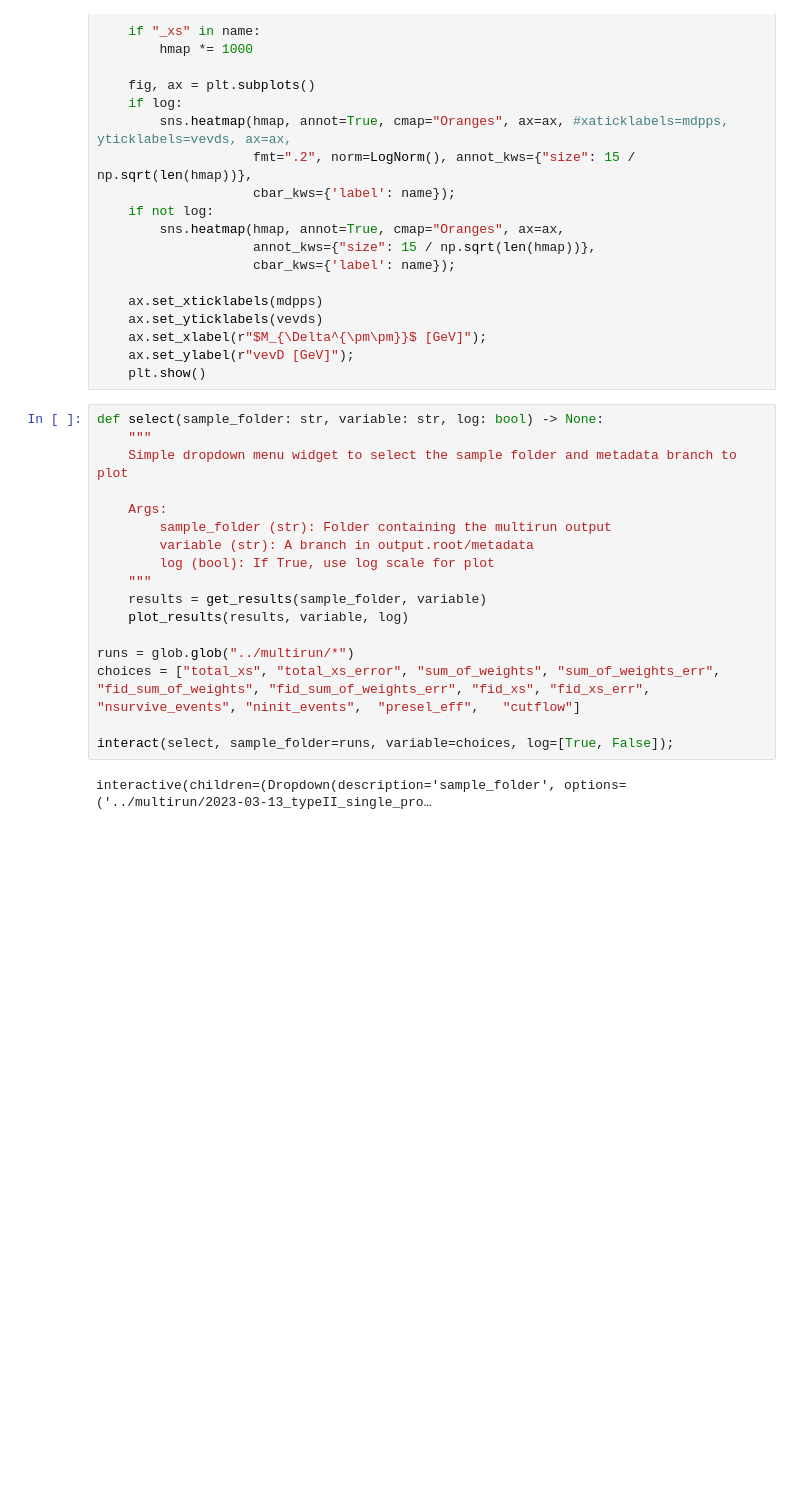
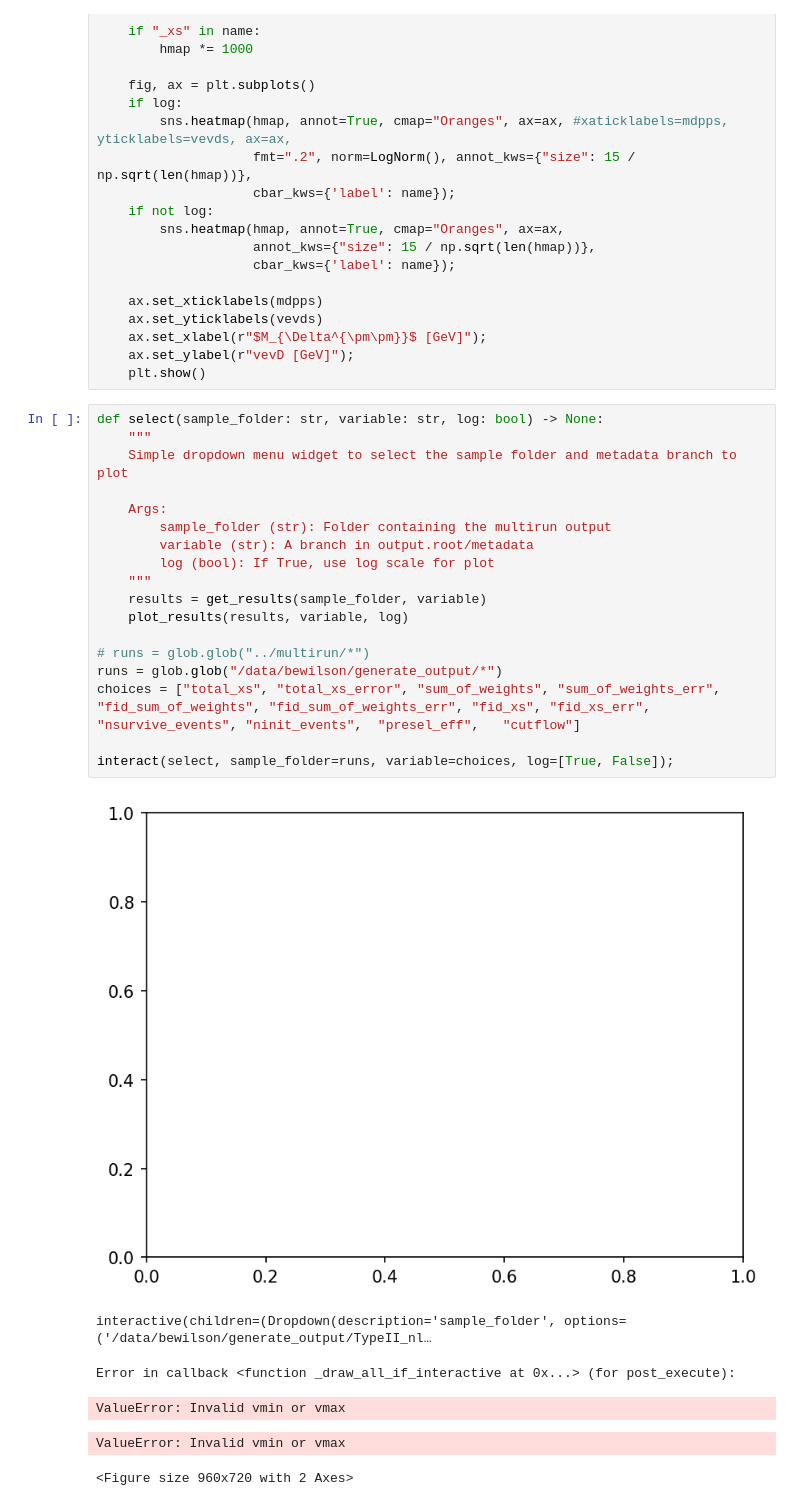
Before and after one commit to benw22022/MadHydra, a Jupyter notebook: notebooks/visualise_heatmaps.ipynb, the cells around one changed output. Cells and saved outputs as stored; diff of their text form; blank space fills up the shorter version.

```diff
--- a/notebooks/visualise_heatmaps.ipynb
+++ b/notebooks/visualise_heatmaps.ipynb
@@ -68,19 +68,25 @@ def plot_results(results: List[Result], name: str, log: bool=False) -> None:
 # %%
 def select(sample_folder: str, variable: str, log: bool) -> None:
     """
     Simple dropdown menu widget to select the sample folder and metadata branch to plot
 
     Args:
         sample_folder (str): Folder containing the multirun output
         variable (str): A branch in output.root/metadata
         log (bool): If True, use log scale for plot
     """
     results = get_results(sample_folder, variable)
     plot_results(results, variable, log)
 
-runs = glob.glob("../multirun/*")
+# runs = glob.glob("../multirun/*")
+runs = glob.glob("/data/bewilson/generate_output/*")
 choices = ["total_xs", "total_xs_error", "sum_of_weights", "sum_of_weights_err", "fid_sum_of_weights", "fid_sum_of_weights_err", "fid_xs", "fid_xs_err", "nsurvive_events", "ninit_events",  "presel_eff",   "cutflow"]
 
 interact(select, sample_folder=runs, variable=choices, log=[True, False]);
 # %% [output]
+[figure, added]
-interactive(children=(Dropdown(description='sample_folder', options=('../multirun/2023-03-13_typeII_single_pro…
+interactive(children=(Dropdown(description='sample_folder', options=('/data/bewilson/generate_output/TypeII_nl…
+Error in callback <function _draw_all_if_interactive at 0x...> (for post_execute):
+ValueError: Invalid vmin or vmax
+ValueError: Invalid vmin or vmax
+<Figure size 960x720 with 2 Axes>
```
Also changed, not shown: 14 other files.
